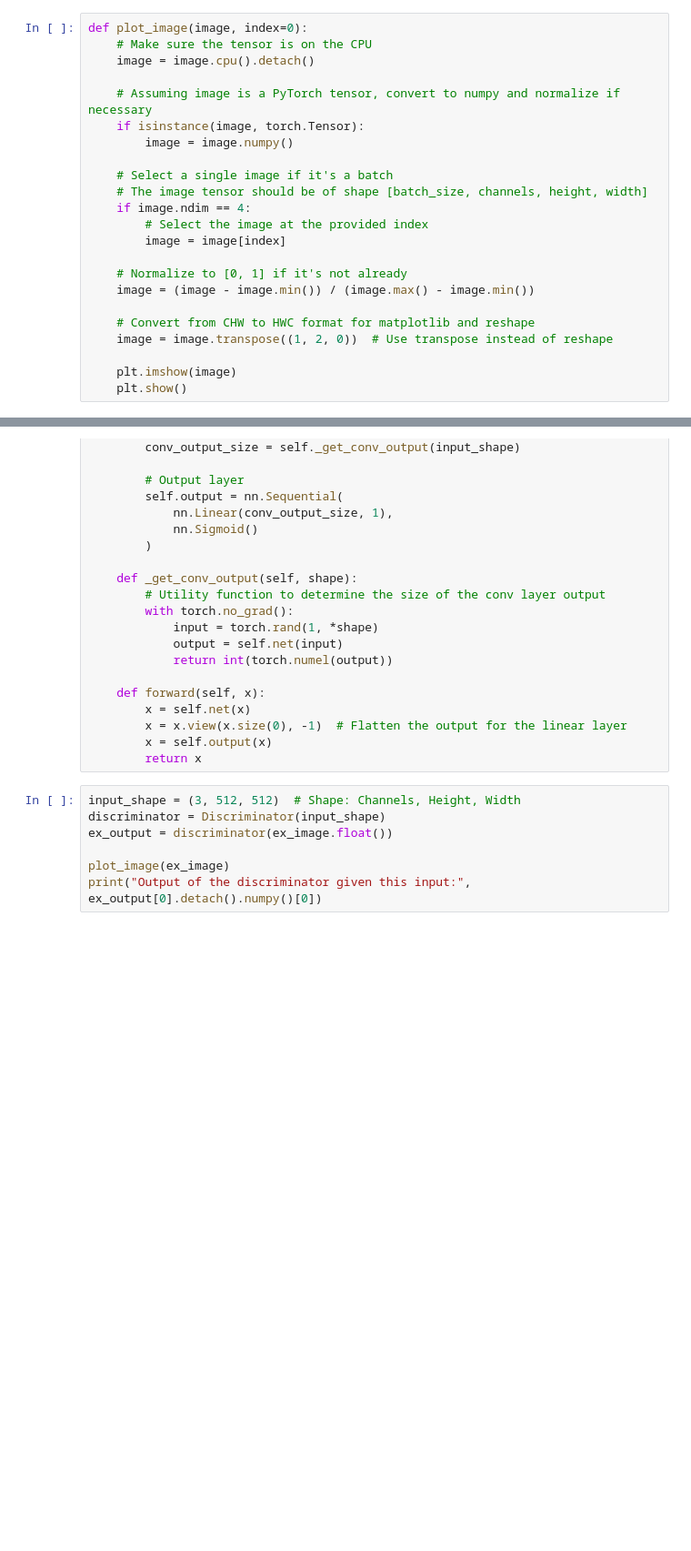
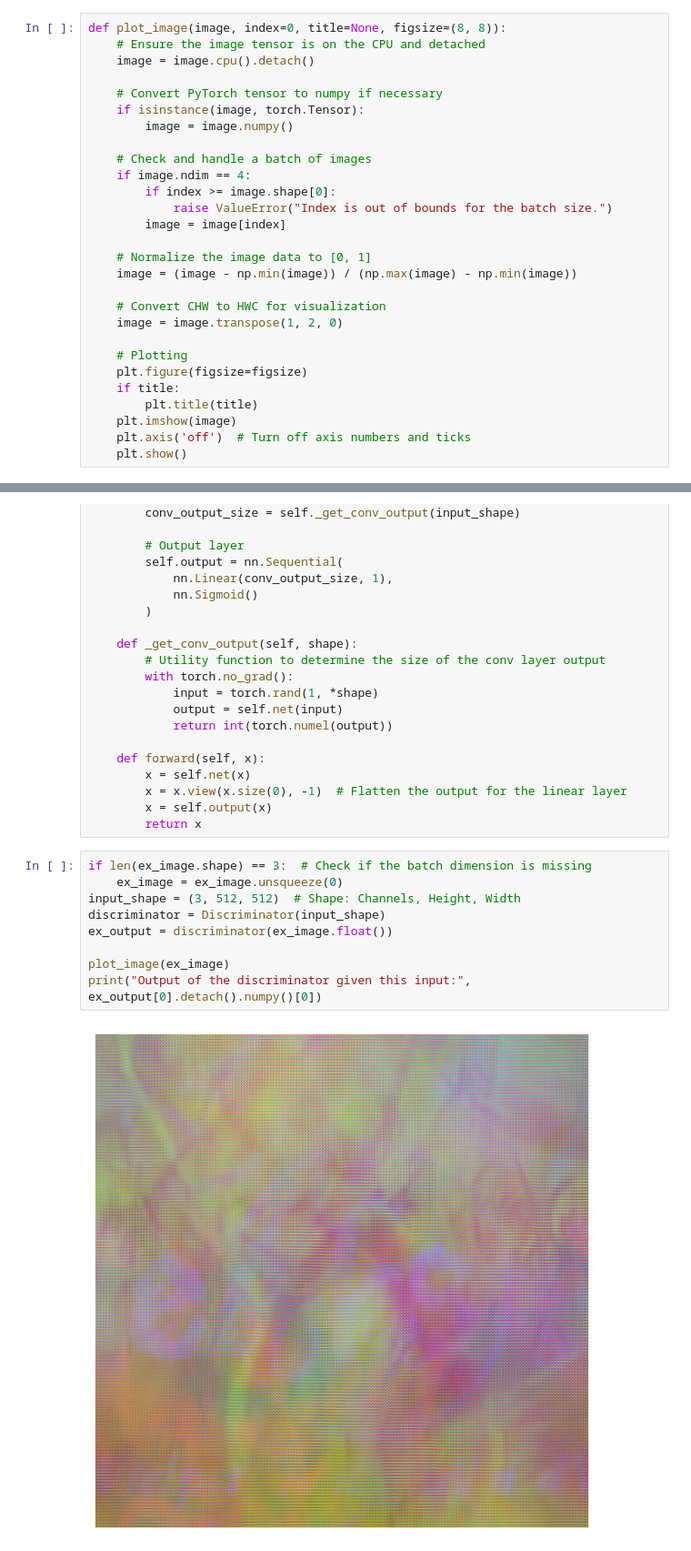
Before and after one commit to SHIN0003/album_gen, a Jupyter notebook: album_gen.ipynb, the cells around one changed output, grey strips where cells are left out. Shown at 91% size. Drawn from its saved outputs; the diff is of its cells as text; blank space fills up the shorter version.

```diff
--- a/album_gen.ipynb
+++ b/album_gen.ipynb
@@ -48,27 +48,32 @@ def load_data(batch_size=32, train=True):
 dataset = load_data(batch_size=128, train=True)
 dataset = torch.from_numpy(dataset)
 # %%
-def plot_image(image, index=0):
-    # Make sure the tensor is on the CPU
+def plot_image(image, index=0, title=None, figsize=(8, 8)):
+    # Ensure the image tensor is on the CPU and detached
     image = image.cpu().detach()
 
-    # Assuming image is a PyTorch tensor, convert to numpy and normalize if necessary
+    # Convert PyTorch tensor to numpy if necessary
     if isinstance(image, torch.Tensor):
         image = image.numpy()
 
-    # Select a single image if it's a batch
-    # The image tensor should be of shape [batch_size, channels, height, width]
+    # Check and handle a batch of images
     if image.ndim == 4:
-        # Select the image at the provided index
+        if index >= image.shape[0]:
+            raise ValueError("Index is out of bounds for the batch size.")
         image = image[index]
 
-    # Normalize to [0, 1] if it's not already
-    image = (image - image.min()) / (image.max() - image.min())
+    # Normalize the image data to [0, 1]
+    image = (image - np.min(image)) / (np.max(image) - np.min(image))
 
-    # Convert from CHW to HWC format for matplotlib and reshape
-    image = image.transpose((1, 2, 0))  # Use transpose instead of reshape
+    # Convert CHW to HWC for visualization
+    image = image.transpose(1, 2, 0)
 
+    # Plotting
+    plt.figure(figsize=figsize)
+    if title:
+        plt.title(title)
     plt.imshow(image)
+    plt.axis('off')  # Turn off axis numbers and ticks
     plt.show()
 # %%
 print(dataset.shape)
@@ -131,10 +136,13 @@ class Discriminator(nn.Module):
         x = self.output(x)
         return x
 # %%
+if len(ex_image.shape) == 3:  # Check if the batch dimension is missing
+    ex_image = ex_image.unsqueeze(0)
 input_shape = (3, 512, 512)  # Shape: Channels, Height, Width
 discriminator = Discriminator(input_shape)
 ex_output = discriminator(ex_image.float())
 
 plot_image(ex_image)
 print("Output of the discriminator given this input:", ex_output[0].detach().numpy()[0])
 # %% [output]
+[figure, added]
```
Also changed, not shown: parts of 7 cells of this notebook.
